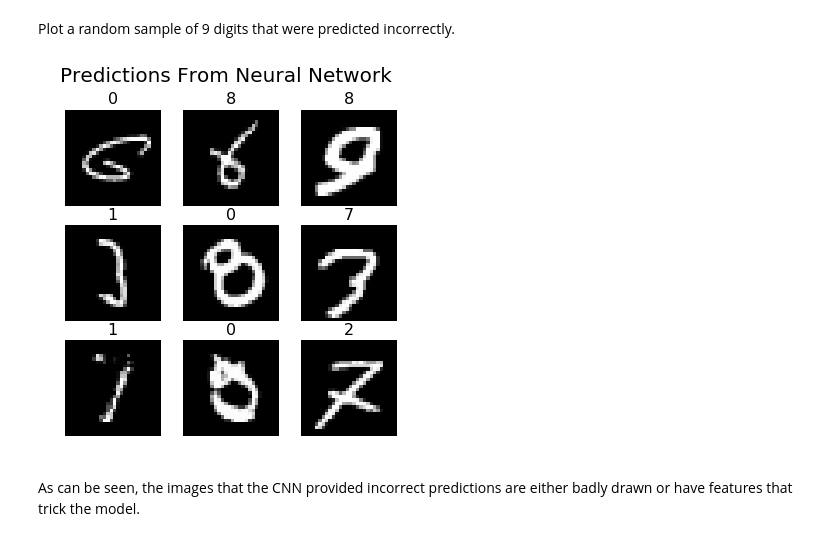
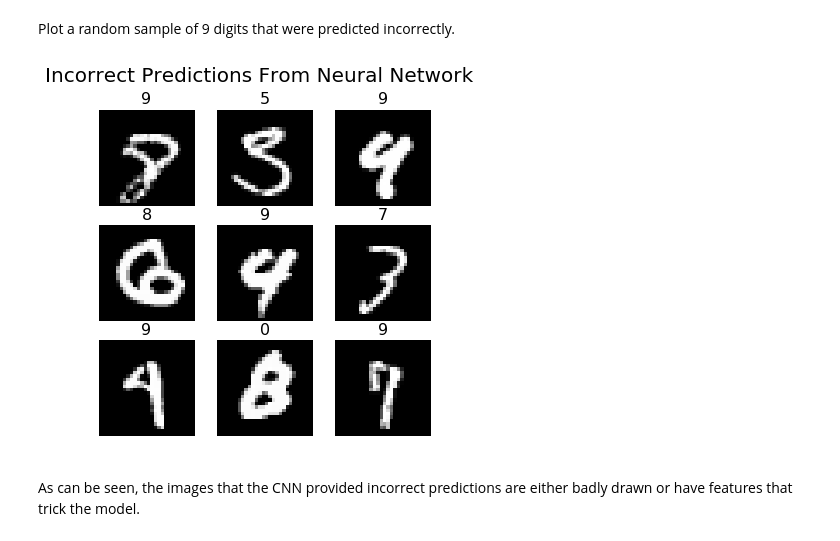
Before and after one commit to dmbentley/mnist, a Jupyter notebook: mnist.ipynb, the cells around one changed output. Drawn from its saved outputs; the diff is of its cells as text; code cells hidden in the pictures.

Commit message:
Change image

```diff
--- a/mnist.ipynb
+++ b/mnist.ipynb
@@ -448,35 +451,35 @@ Plot a random sample of 9 digits that were predicted incorrectly.
 incorrect_sample = sample(incorrect, 9)
 incorrect_sample_copy = incorrect_sample # A copy has been made because pop will be used later
 X_images = X_test[incorrect_sample]
 
 # Determine the predictions of these 9 images
 #predictions_incorrect_sample = predictions[incorrect_sample]
 
 predictions_incorrect_sample = []
 
 for i in incorrect_sample:
     predictions_incorrect_sample.append(predictions[i])
 
 
 # Create the figure
 fig, ax = plt.subplots(3, 3, figsize=(6,6))
-fig.suptitle('Predictions From Neural Network', fontsize=20)
+fig.suptitle('Incorrect Predictions From Neural Network', fontsize=20)
 
 for i in [0,1,2]:           # loop across the three rows
     for j in [0,1,2]:       # loop across the three columns
 
         # Obtain the first or next random index
         random_index = incorrect_sample.pop(0)
 
         # Obtain the prediction for this digit
         digit_prediction = predictions_incorrect_sample.pop(0)
 
         # Plot the digit and show the prediction
         ax[i,j].imshow(X_test[random_index].reshape(28,28), interpolation='none')
         ax[i,j].set_axis_off()
         ax[i,j].set_title(digit_prediction, fontsize=16)
 # %% [output]
-[figure, old version]
+[figure, new version]
 # %% [markdown]
 As can be seen, the images that the CNN provided incorrect predictions are either badly drawn or have features that trick the model.
 # %% [markdown]
```
Also changed, not shown: parts of 2 cells of this notebook, 1 other file.
